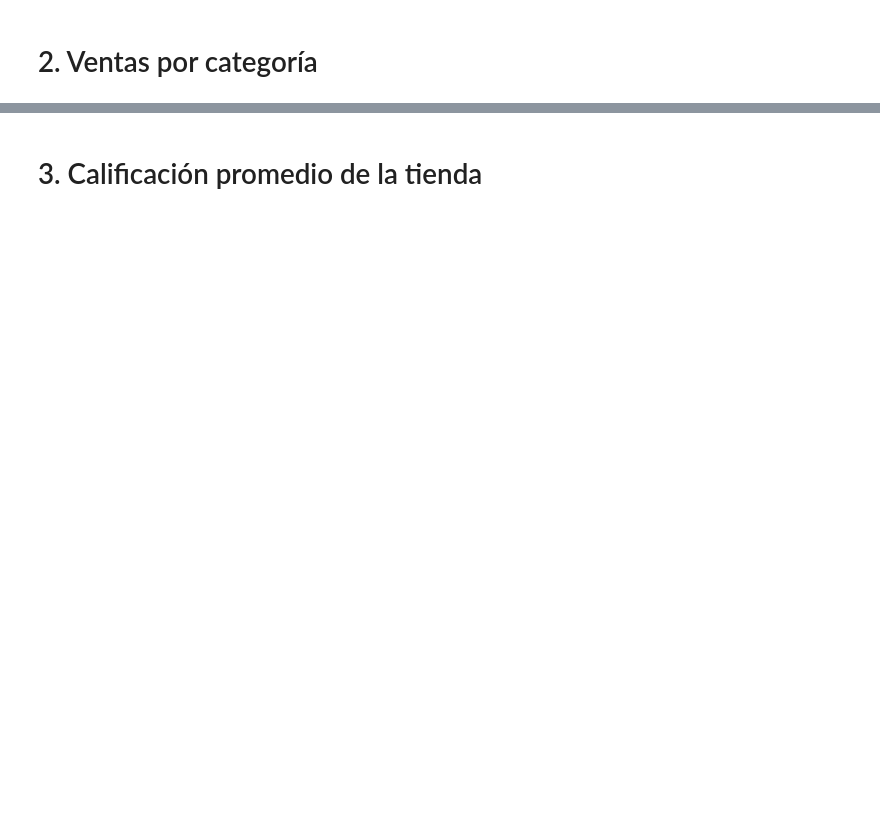
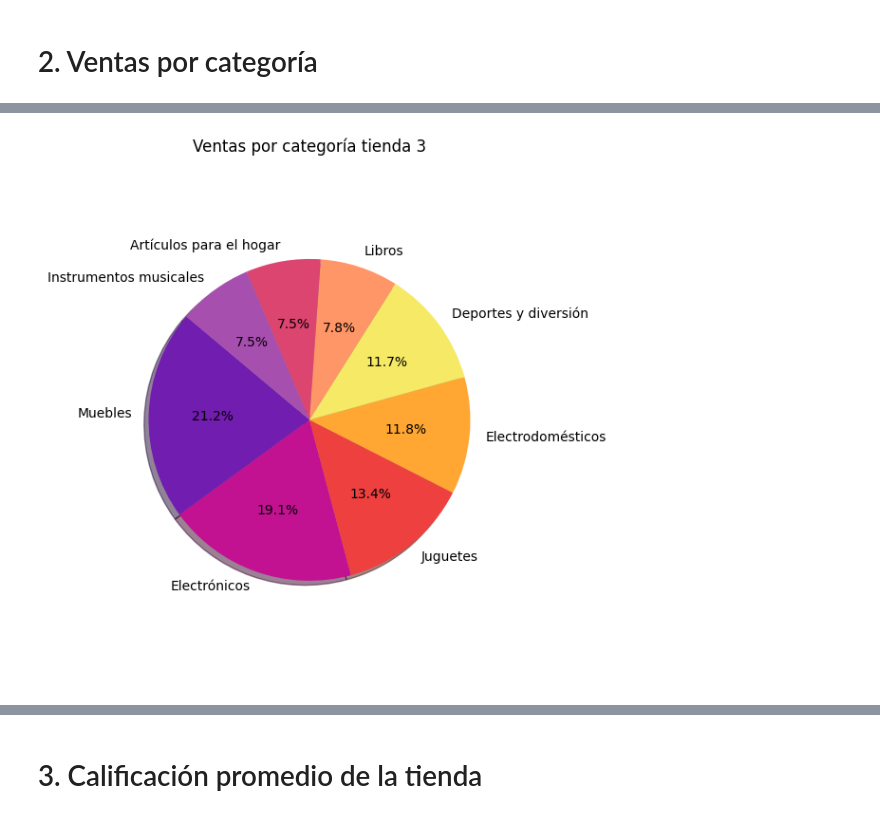
Before and after one commit to Mitziq/Challenge-AluraStore, a Jupyter notebook: AluraStoreLatam.ipynb, the cells around one changed output, grey strips where cells are left out. Saved outputs shown, nothing was run; the diff lists cells and outputs as text; code cells hidden in the pictures; blank space fills up the shorter version.

```diff
--- a/AluraStoreLatam.ipynb
+++ b/AluraStoreLatam.ipynb
@@ -36,0 +139,15 @@ tienda4.shape
+# %%
+ven_cat_t3 = tienda3.groupby('Categoría del Producto')['Categoría del Producto'].count().sort_values(ascending=False)
+ven_cat_t3
+
+
+new_var = plt.figure(figsize=(6,6))
+# Lista de colores:
+pie_colors = ['#711DB0', '#C21292', '#EF4040', '#FFA732', '#F5E965', '#FF9668', '#DB456F', '#A74FAF']
+plt.pie(ven_cat_t3.values, labels=ven_cat_t3.index, autopct='%1.1f%%', shadow=True, startangle=140, colors=pie_colors)
+plt.title('Ventas por categoría tienda 3')
+plt.axis('equal')
+plt.tight_layout()
+plt.show()
+# %% [output]
+[figure, added]
```
Also changed, not shown: parts of 29 cells of this notebook.
